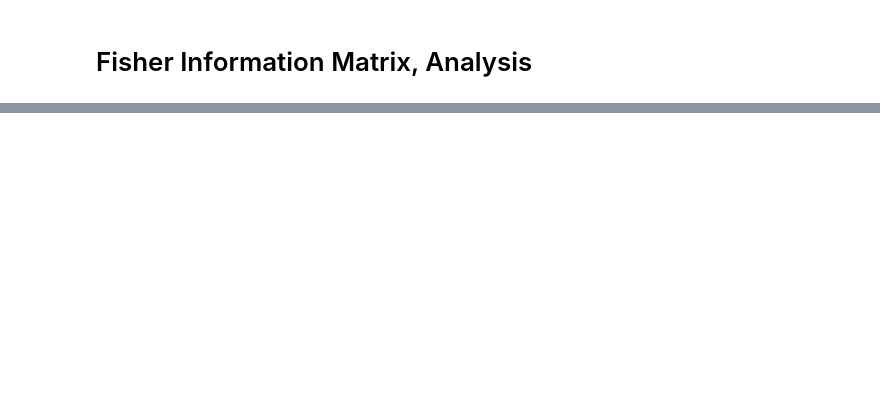
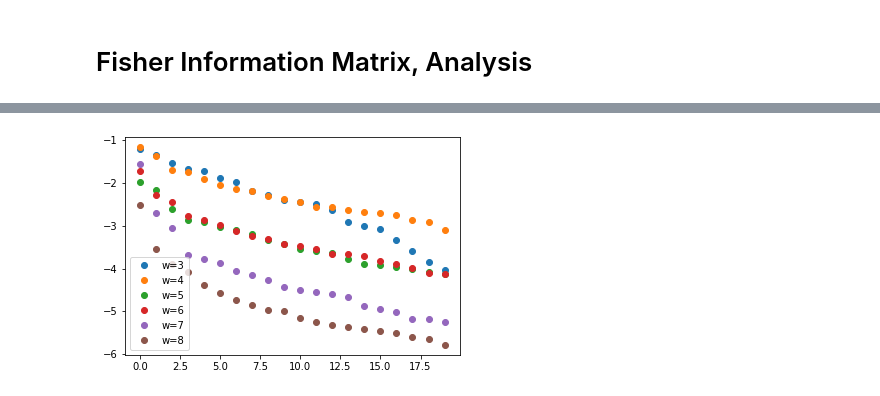
Before and after one commit to KristianWold/Thesis, a Jupyter notebook: notebooks/analysis/Fisher Information Matrix.ipynb, the cells around one changed output, grey strips where cells are left out. Drawn from its saved outputs; the diff is of its cells as text; code cells hidden in the pictures; blank space fills up the shorter version.

```diff
--- a/notebooks/analysis/Fisher Information Matrix.ipynb
+++ b/notebooks/analysis/Fisher Information Matrix.ipynb
@@ -22,0 +63,35 @@ FileNotFoundError: [Errno 2] No such file or directory: '../../results/data/fim_
+# %%
+fim1 = loader(data_path("fim_QNN_depth_3_width_3_reps_1_shots_100k"))
+eigen1 = fim1.eigen()
+fr1 = fim1.fisher_rao()
+
+fim2 = loader(data_path("fim_QNN_depth_3_width_4_reps_1_shots_100k"))
+eigen2 = fim2.eigen()
+fr2 = fim2.fisher_rao()
+
+fim3 = loader(data_path("fim_QNN_depth_3_width_5_reps_1_shots_100k"))
+eigen3 = fim3.eigen()
+fr3 = fim3.fisher_rao()
+
+fim4 = loader(data_path("fim_QNN_depth_3_width_6_reps_1_shots_100k"))
+eigen4 = fim4.eigen()
+fr4 = fim4.fisher_rao()
+
+fim5 = loader(data_path("fim_QNN_depth_3_width_7_reps_1_shots_100k"))
+eigen5 = fim5.eigen()
+fr5 = fim5.fisher_rao()
+
+fim6 = loader(data_path("fim_QNN_depth_3_width_8_reps_1_shots_100k"))
+eigen6 = fim6.eigen()
+fr6 = fim6.fisher_rao()
+# %%
+plt.plot(np.log10(eigen1[:20]), "o")
+plt.plot(np.log10(eigen2[:20]), "o")
+plt.plot(np.log10(eigen3[:20]), "o")
+plt.plot(np.log10(eigen4[:20]), "o")
+plt.plot(np.log10(eigen5[:20]), "o")
+plt.plot(np.log10(eigen6[:20]), "o")
+plt.legend(["w=3","w=4", "w=5", "w=6", "w=7", "w=8"])
+plt.show()
+# %% [output]
+[figure, added]
```
Also changed, not shown: parts of 26 cells of this notebook, 23 other files.
